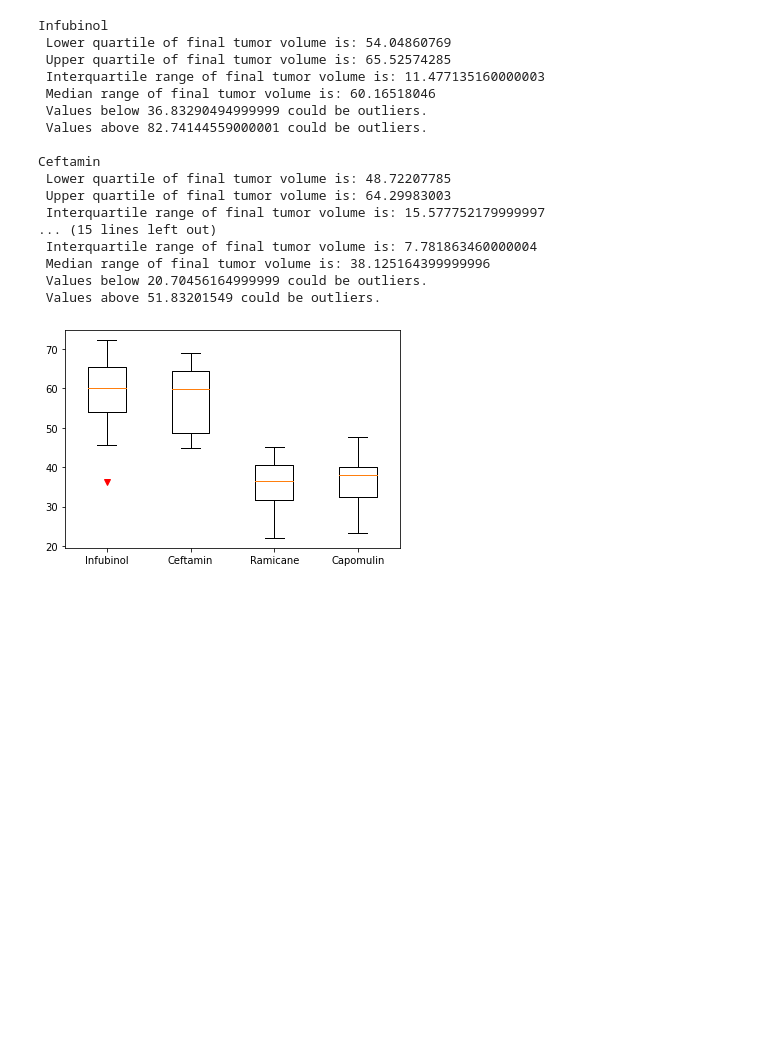
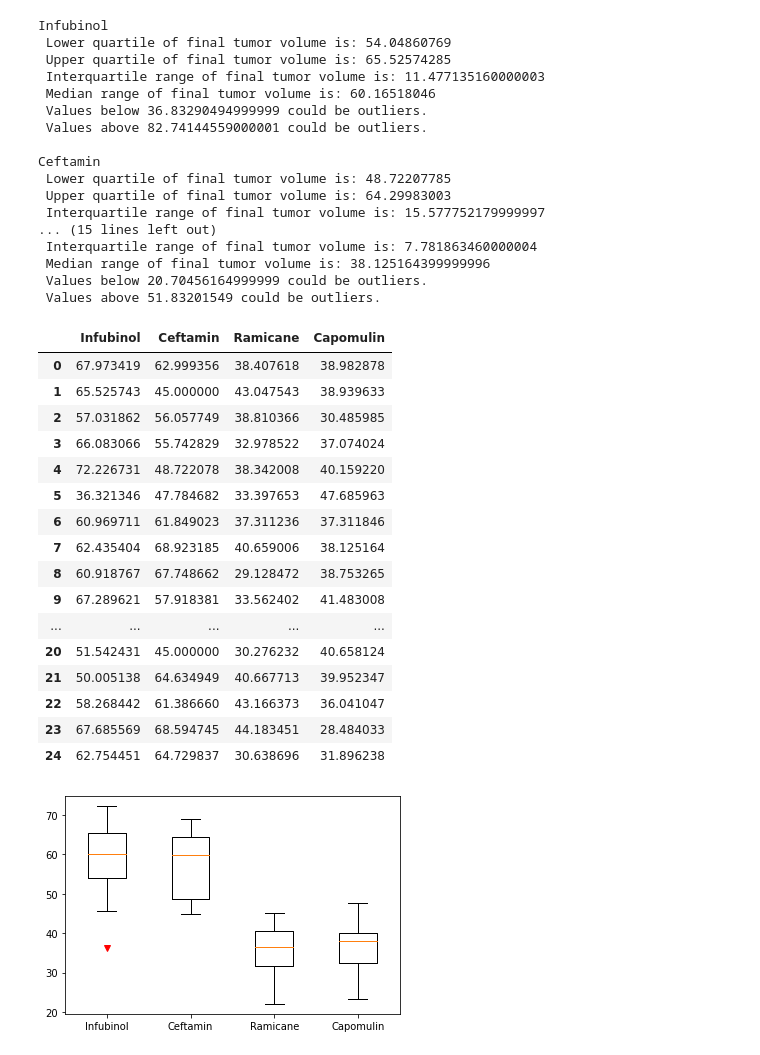
Before and after one commit to jMacProd/MatplotlibChallenge, a Jupyter notebook: Pymaceuticals/pymaceuticalsCOPY2.ipynb, the cells around one changed output. Cells and saved outputs as stored; diff of their text form; code cells hidden in the pictures; blank space fills up the shorter version.

```diff
--- a/Pymaceuticals/pymaceuticalsCOPY2.ipynb
+++ b/Pymaceuticals/pymaceuticalsCOPY2.ipynb
@@ -375 +376,28 @@ volumedataframe.columns = topfourtreatmentslist
+# %%
+#created dataframe to confirm data looking correct
+    #also used it further down to find lowerst value of Capomulin to select mouse ID
+
+volumedataframe = pd.DataFrame(mylist)
+volumedataframe = volumedataframe.transpose()
+volumedataframe.columns = topfourtreatmentslist
+
+volumedataframe
+# %% [output]
+|  | Infubinol | Ceftamin | Ramicane | Capomulin |
+| 0 | 67.973419 | 62.999356 | 38.407618 | 38.982878 |
+| 1 | 65.525743 | 45.000000 | 43.047543 | 38.939633 |
+| 2 | 57.031862 | 56.057749 | 38.810366 | 30.485985 |
+| 3 | 66.083066 | 55.742829 | 32.978522 | 37.074024 |
+| 4 | 72.226731 | 48.722078 | 38.342008 | 40.159220 |
+| 5 | 36.321346 | 47.784682 | 33.397653 | 47.685963 |
+| 6 | 60.969711 | 61.849023 | 37.311236 | 37.311846 |
+| 7 | 62.435404 | 68.923185 | 40.659006 | 38.125164 |
+| 8 | 60.918767 | 67.748662 | 29.128472 | 38.753265 |
+| 9 | 67.289621 | 57.918381 | 33.562402 | 41.483008 |
+| ... | ... | ... | ... | ... |
+| 20 | 51.542431 | 45.000000 | 30.276232 | 40.658124 |
+| 21 | 50.005138 | 64.634949 | 40.667713 | 39.952347 |
+| 22 | 58.268442 | 61.386660 | 43.166373 | 36.041047 |
+| 23 | 67.685569 | 68.594745 | 44.183451 | 28.484033 |
+| 24 | 62.754451 | 64.729837 | 30.638696 | 31.896238 |
 # %%
```
Also changed, not shown: parts of 25 cells of this notebook.
